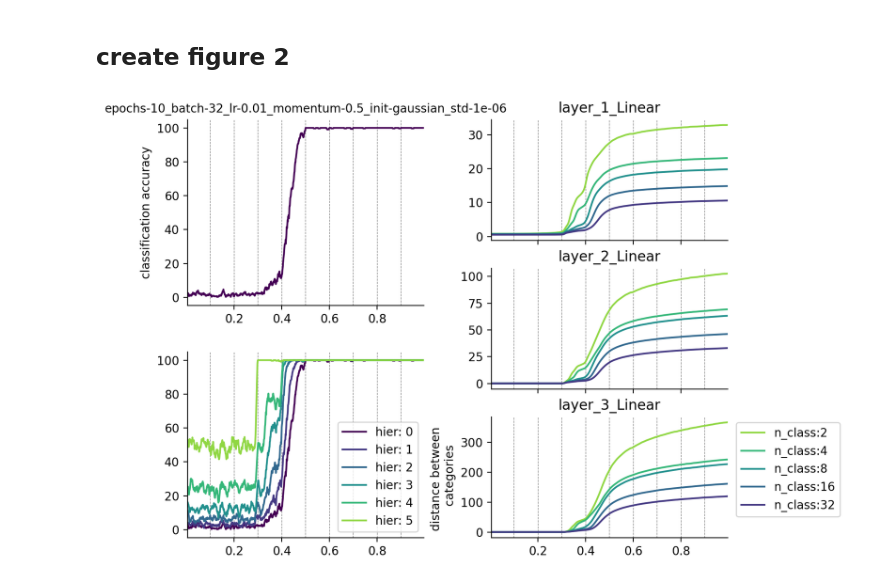
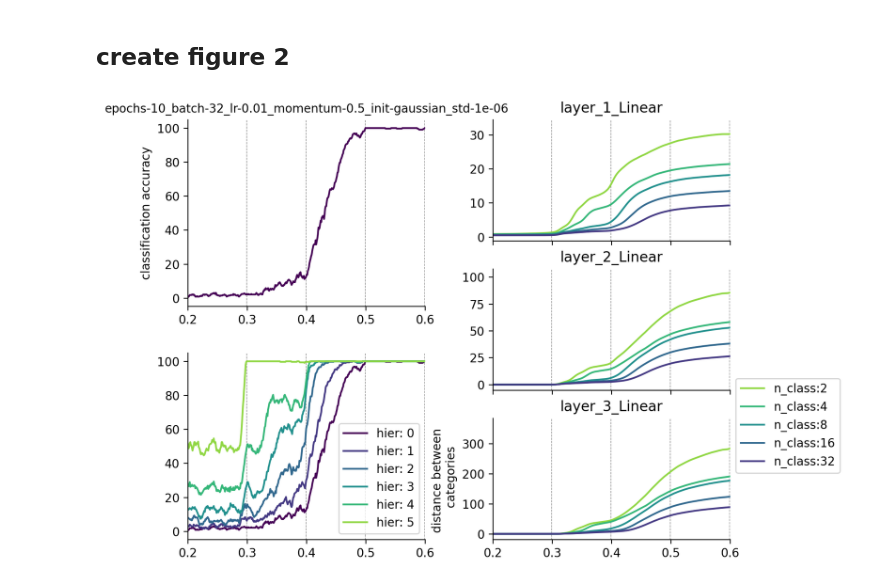
Before and after one commit to eghbalhosseini/neural_manifolds, a Jupyter notebook: create_figure_2_ICML.ipynb, the cells around one changed output. Saved outputs shown, nothing was run; the diff lists cells and outputs as text; code cells hidden in the pictures.

Commit message:
update in the figure

```diff
--- a/create_figure_2_ICML.ipynb
+++ b/create_figure_2_ICML.ipynb
@@ -79,8 +79,8 @@ epoch_batch=epoch_factor*epochs+batches
 dist_epoch_batch=epoch_factor*np.array(dist_epochs)+np.array(dist_batch)
 array_correspondance=[np.argwhere(x==epoch_batch) for x in dist_epoch_batch]
 # %%
-x_bar= np.arange(len(corrected_data))/len(corrected_data)
-epoch_bar=np.argwhere(np.diff(dist_epochs))/(len(corrected_data))
+x_bar= np.arange(len(epoch_batch))/len(epoch_batch)
+epoch_bar=np.argwhere(np.diff(dist_epochs))/(len(dist_epochs))
 epoch_bar
 # %% [output]
 array([[0.0990566],
@@ -99,6 +98,8 @@ ax3.get_ylim()
 # %% [markdown]
 ## create figure 2
 # %%
+xmin=.2
+xmax=.6
 num_colors=accuracies.shape[1]+1
 h0=cm.get_cmap('viridis_r',num_colors)
 line_cols=np.flipud(h0(np.arange(num_colors)/num_colors))
@@ -114,6 +115,7 @@ ax1.set_title(train_identifier,fontsize=10)
 ax1.vlines(epoch_bar,ax1.get_ylim()[0],ax1.get_ylim()[1],color=(.5,.5,.5),linestyle='dashed',linewidth=.5)
 ax1.autoscale(enable=True, axis='x', tight=True)
 ax1.autoscale(enable=True, axis='y', tight=True)
+ax1.set_xlim((xmin,xmax))
 
 ax2=plt.axes((.05,.45,.35,.2))
 for h in range(accuracies.shape[1]):
@@ -124,7 +126,7 @@ ax2.legend()
 ax2.vlines(epoch_bar,ax2.get_ylim()[0],ax2.get_ylim()[1],color=(.5,.5,.5),linestyle='dashed',linewidth=.5)
 ax2.autoscale(enable=True, axis='x', tight=True)
 ax2.autoscale(enable=True, axis='y', tight=True)
-
+ax2.set_xlim((xmin,xmax))
 # layer 1.
 
 
@@ -147,6 +149,7 @@ ax3.axes.xaxis.set_ticklabels([])
 ax3.vlines(epoch_bar,ax3.get_ylim()[0],ax3.get_ylim()[1],color=(.5,.5,.5),linestyle='dashed',linewidth=.5)
 ax3.autoscale(enable=True, axis='x', tight=True)
 ax3.autoscale(enable=True, axis='y', tight=True)
+ax3.set_xlim((xmin,xmax))
 
 # layer 2.
 ax4=plt.axes((.5,.61,.35,.13))
@@ -164,31 +167,34 @@ ax4.set_title(f"{list(data_['distance_results'].keys())[k]}")
 ax4.spines['right'].set_visible(False)
 ax4.spines['top'].set_visible(False)
 ax4.axes.xaxis.set_ticklabels([])
 ax4.vlines(epoch_bar,ax4.get_ylim()[0],ax4.get_ylim()[1],color=(.5,.5,.5),linestyle='dashed',linewidth=.5)
 ax4.autoscale(enable=True, axis='x', tight=True)
 ax4.autoscale(enable=True, axis='y', tight=True)
+ax4.set_xlim((xmin,xmax))
 # layer 3.
 ax5=plt.axes((.5,.45,.35,.13))
 ax5.spines['right'].set_visible(False)
 ax5.spines['top'].set_visible(False)
 
 k=3
 layer_data=layer_dist_over_time[k]
 for h, hier_data in enumerate(layer_data):
     distance_data=hier_data['data'].mean(axis=1)
     corrected_data=list(np.empty(epoch_batch.shape)*np.NaN)
     for idx, x in enumerate(array_correspondance):
         corrected_data[int(x)]=distance_data[idx]
 
     #ax5.plot(hier_data['data'].mean(axis=1),label=f"n_class:{hier_data['data'].shape[1]}",color=line_cols[len(layer_data)-h,:])
     ax5.plot(moving_average(x_bar,av_window),moving_average(corrected_data,av_window),label=f"n_class:{hier_data['data'].shape[1]}",color=line_cols[len(layer_data)-h,:])
 ax5.set_title(f"{list(data_['distance_results'].keys())[k]}")
 ax5.legend(bbox_to_anchor=(1, .5, 0.5, 0.5))
 ax5.set_ylabel('distance between \n categories')
 ax5.vlines(epoch_bar,ax5.get_ylim()[0],ax5.get_ylim()[1],color=(.5,.5,.5),linestyle='dashed',linewidth=.5)
 ax5.autoscale(enable=True, axis='x', tight=True)
 ax5.autoscale(enable=True, axis='y', tight=True)
+ax5.set_xlim((xmin,xmax))
+
 plt.tight_layout()
 plt.show()
 # %% [output]
-[figure, old version]
+[figure, new version]
```
Also changed, not shown: parts of 2 cells of this notebook, 1 other file.
